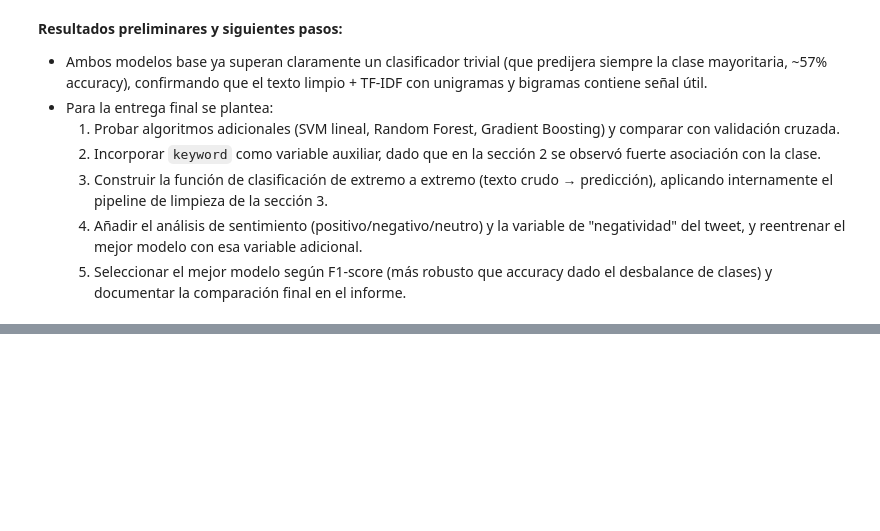
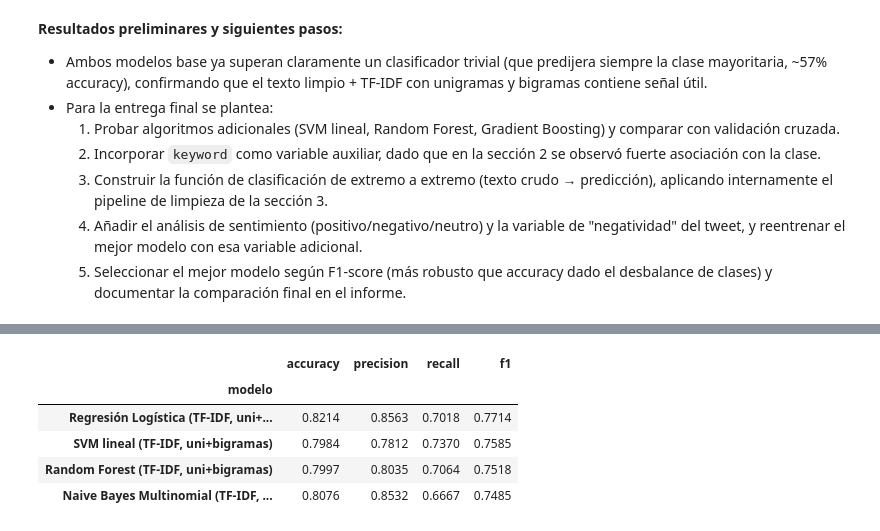
Before and after one commit to DavidDominguez-11/DS-Lab1, a Jupyter notebook: Laboratorio5_avance.ipynb, the cells around one changed output, grey strips where cells are left out. Drawn from its saved outputs; the diff is of its cells as text; code cells hidden in the pictures; blank space fills up the shorter version.

```diff
--- a/Laboratorio5_avance.ipynb
+++ b/Laboratorio5_avance.ipynb
@@ -561,0 +597,11 @@ resultados_df
+# %%
+resultados_df = pd.DataFrame(resultados).drop_duplicates(subset="modelo", keep="last").set_index("modelo").round(4)
+resultados_df = resultados_df.sort_values("f1", ascending=False)
+resultados_df
+# %% [output]
+|  | accuracy | precision | recall | f1 |
+| modelo |  |  |  |  |
+| Regresión Logística (TF-IDF, uni+... | 0.8214 | 0.8563 | 0.7018 | 0.7714 |
+| SVM lineal (TF-IDF, uni+bigramas) | 0.7984 | 0.7812 | 0.7370 | 0.7585 |
+| Random Forest (TF-IDF, uni+bigramas) | 0.7997 | 0.8035 | 0.7064 | 0.7518 |
+| Naive Bayes Multinomial (TF-IDF, ... | 0.8076 | 0.8532 | 0.6667 | 0.7485 |
```
Also changed, not shown: parts of 4 cells of this notebook.
